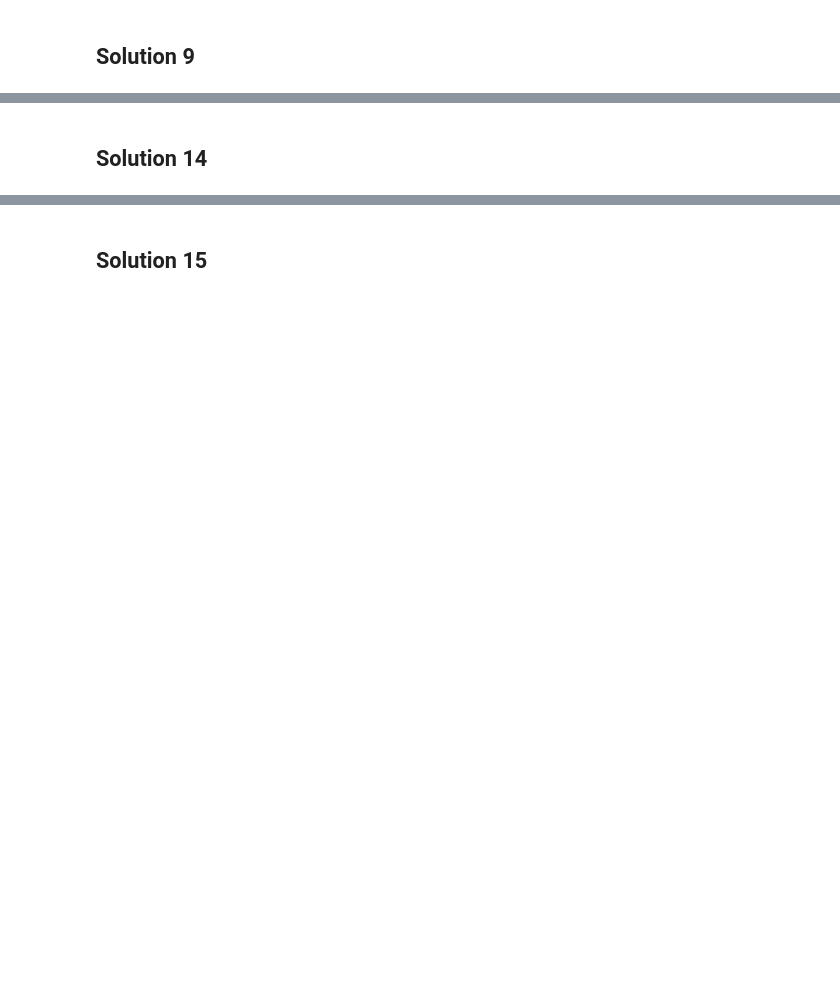
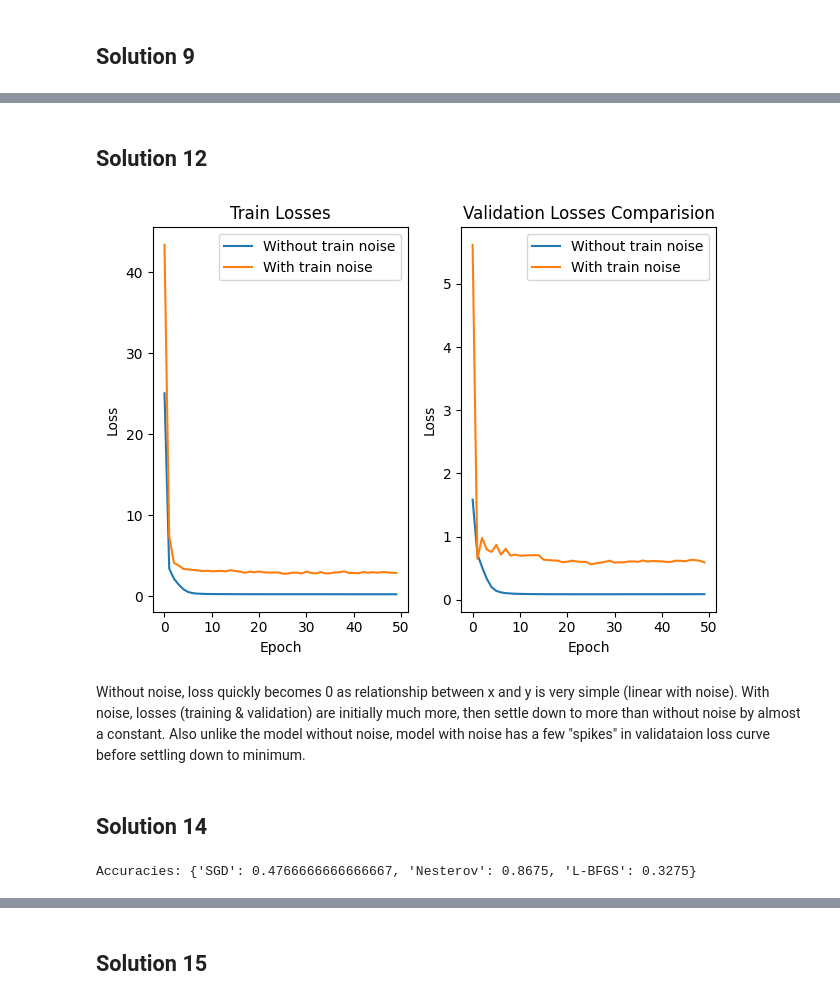
Before and after one commit to sohang3112/iit-madras-web-mtech-ai, a Jupyter notebook: trimester2/DA6401W_DeepLearning/assignments/Assignment4/solution_Assignment4.ipynb, the cells around one changed output, grey strips where cells are left out. Cells and saved outputs as stored; diff of their text form; code cells hidden in the pictures; blank space fills up the shorter version.

```diff
--- a/trimester2/DA6401W_DeepLearning/assignments/Assignment4/solution_Assignment4.ipynb
+++ b/trimester2/DA6401W_DeepLearning/assignments/Assignment4/solution_Assignment4.ipynb
@@ -233,3 +457,76 @@ plt.show()
+# %% [markdown]
+## Solution 12
+# %%
+N = 2000
+batch_size = 64
+num_features = 10
+generator = torch.Generator().manual_seed(42)
+X = torch.rand(size=(N,num_features), generator=generator)
+w = torch.rand(size=(num_features,), generator=generator)
+e = torch.normal(0, 0.1, size=(N,), generator=generator)
+y = (X @ w + e).unsqueeze(1)
+train_ds, valid_ds = random_split(TensorDataset(X, y), [0.8, 0.2], generator=generator)
+train_loader = DataLoader(train_ds, batch_size=batch_size)
+valid_loader = DataLoader(valid_ds, batch_size=batch_size)
+
+loss_fn = nn.MSELoss()
+
+def train(add_train_noise: bool) -> tuple[list[float], list[float]]:
+    model = nn.Sequential(
+        nn.Linear(10, 64),
+        nn.ReLU(),
+        nn.Linear(64, 32),
+        nn.ReLU(),
+        nn.Linear(32, 1),
+    )
+    optimizer = torch.optim.Adam(model.parameters(), lr=0.001)
+    train_losses = []
+    valid_losses = []
+
+    for _epoch in trange(50):
+        # train
+        epoch_train_loss = 0
+        for x, y in train_loader:
+            optimizer.zero_grad()
+            if add_train_noise:
+                x += torch.normal(0, 0.5, size=x.shape)
+            outputs = model(x)
+            loss = loss_fn(outputs, y)
+            epoch_train_loss += loss.item()
+            loss.backward()
+            optimizer.step()
+        train_losses.append(epoch_train_loss)
+
+        # validate
+        with torch.no_grad():
+            valid_losses.append(sum(loss_fn(model(x), y) for x, y in valid_loader))
+
+    return train_losses, valid_losses
+
+normal_train_losses, normal_valid_losses = train(add_train_noise=False)
+noisy_train_losses, noisy_valid_losses = train(add_train_noise=True)
+
+fig, axes = plt.subplots(1,2)
+axes[0].plot(normal_train_losses, label="Without train noise")
+axes[0].plot(noisy_train_losses, label="With train noise")
+axes[0].set_title("Train Losses")
+axes[0].set_xlabel('Epoch')
+axes[0].set_ylabel('Loss')
+axes[0].legend()
+
+axes[1].plot(normal_valid_losses, label='Without train noise')
+axes[1].plot(noisy_valid_losses, label="With train noise")
+axes[1].set_title('Validation Losses Comparision')
+axes[1].set_xlabel('Epoch')
+axes[1].set_ylabel('Loss')
+axes[1].legend()
+fig.tight_layout()
+# %% [output]
+[figure, added]
+# %% [markdown]
+Without noise, loss quickly becomes 0 as relationship between x and y is very simple (linear with noise).
+With noise, losses (training & validation) are initially much more, then settle down to more than without noise by almost a constant.
+Also unlike the model without noise, model with noise has a few "spikes" in validataion loss curve before settling down to minimum.
 # %% [markdown]
 ## Solution 14
 # %%
@@ -236,0 +629,4 @@ plt.show()
+# %%
+print('Accuracies:', {opt: acc for opt, (history, acc) in results.items()})
+# %% [output]
+Accuracies: {'SGD': 0.4766666666666667, 'Nesterov': 0.8675, 'L-BFGS': 0.3275}
```
Also changed, not shown: parts of 27 cells of this notebook, 3 other files.
